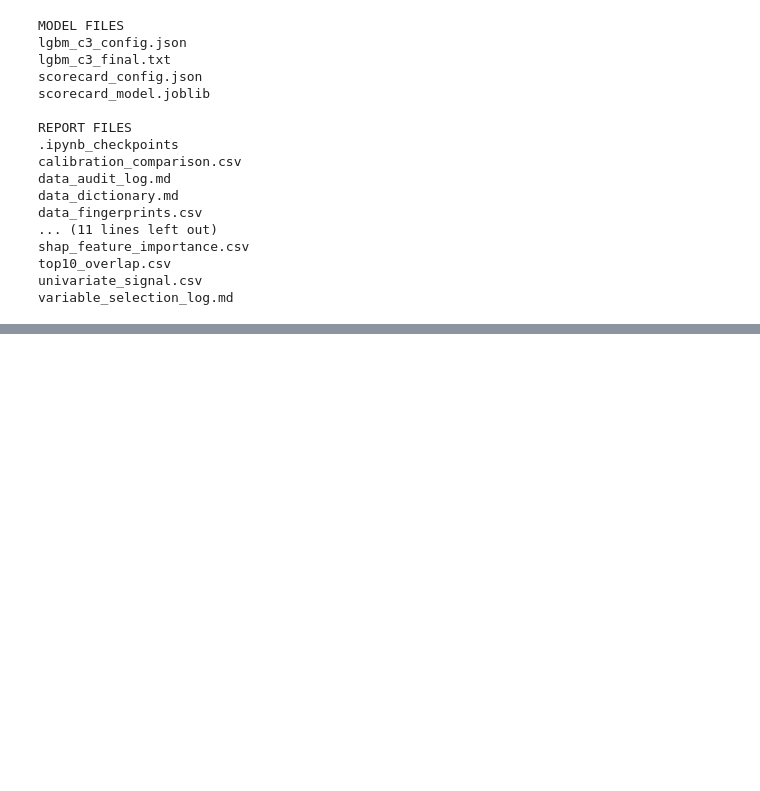
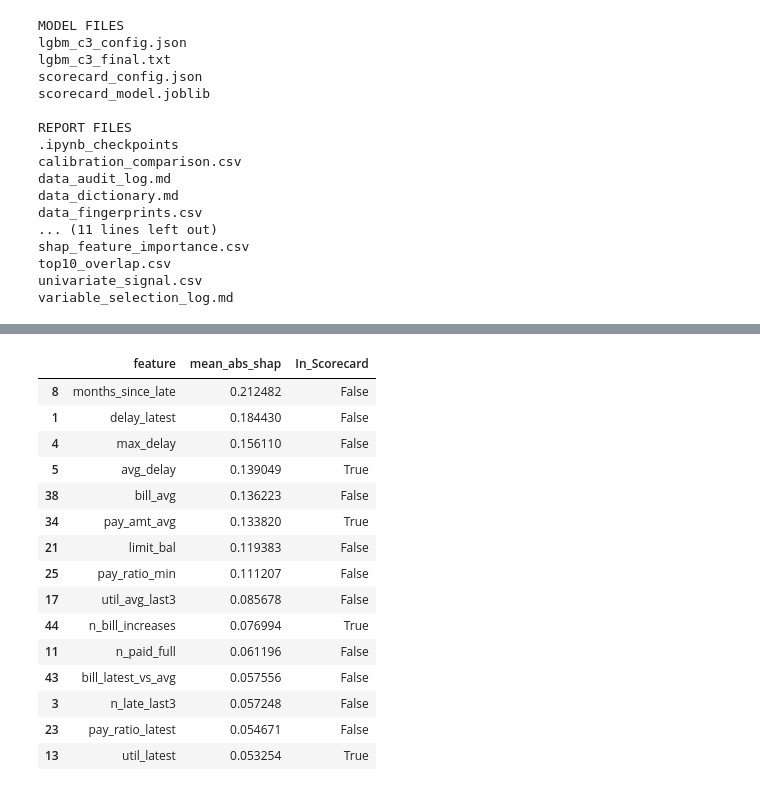
Before and after one commit to VaidehiKushwaha/credit-risk-scorecard-profit-optimization, a Jupyter notebook: notebooks/03_scorecard_and_ml_models.ipynb, the cells around one changed output, grey strips where cells are left out. Cells and saved outputs as stored; diff of their text form; code cells hidden in the pictures; blank space fills up the shorter version.

Commit message:
Step 7: LightGBM challenger, tuning, calibration, SHAP, champion vs challenger CV

```diff
--- a/notebooks/03_scorecard_and_ml_models.ipynb
+++ b/notebooks/03_scorecard_and_ml_models.ipynb
@@ -3630,0 +3816,27 @@ variable_selection_log.md
+# %%
+# Compare SHAP importance with scorecard variables
+
+shap_scorecard_comparison = shap_importance.copy()
+
+shap_scorecard_comparison["In_Scorecard"] = (
+    shap_scorecard_comparison["feature"].isin(final_features)
+)
+
+display(shap_scorecard_comparison.head(15))
+# %% [output]
+|  | feature | mean_abs_shap | In_Scorecard |
+| 8 | months_since_late | 0.212482 | False |
+| 1 | delay_latest | 0.184430 | False |
+| 4 | max_delay | 0.156110 | False |
+| 5 | avg_delay | 0.139049 | True |
+| 38 | bill_avg | 0.136223 | False |
+| 34 | pay_amt_avg | 0.133820 | True |
+| 21 | limit_bal | 0.119383 | False |
+| 25 | pay_ratio_min | 0.111207 | False |
+| 17 | util_avg_last3 | 0.085678 | False |
+| 44 | n_bill_increases | 0.076994 | True |
+| 11 | n_paid_full | 0.061196 | False |
+| 43 | bill_latest_vs_avg | 0.057556 | False |
+| 3 | n_late_last3 | 0.057248 | False |
+| 23 | pay_ratio_latest | 0.054671 | False |
+| 13 | util_latest | 0.053254 | True |
```
Also changed, not shown: parts of 24 cells of this notebook.
